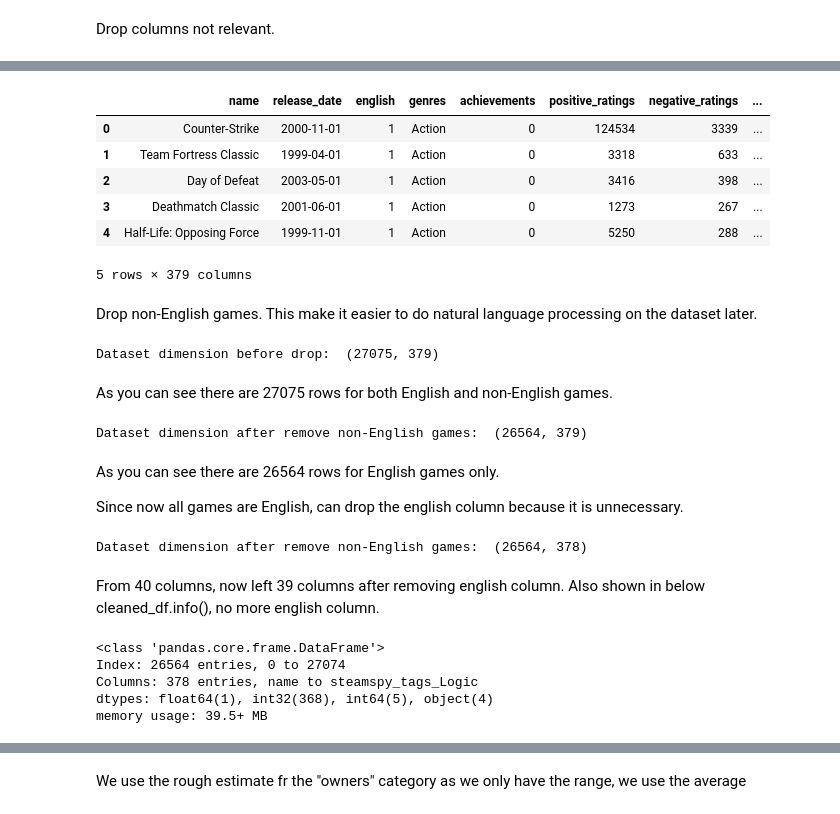
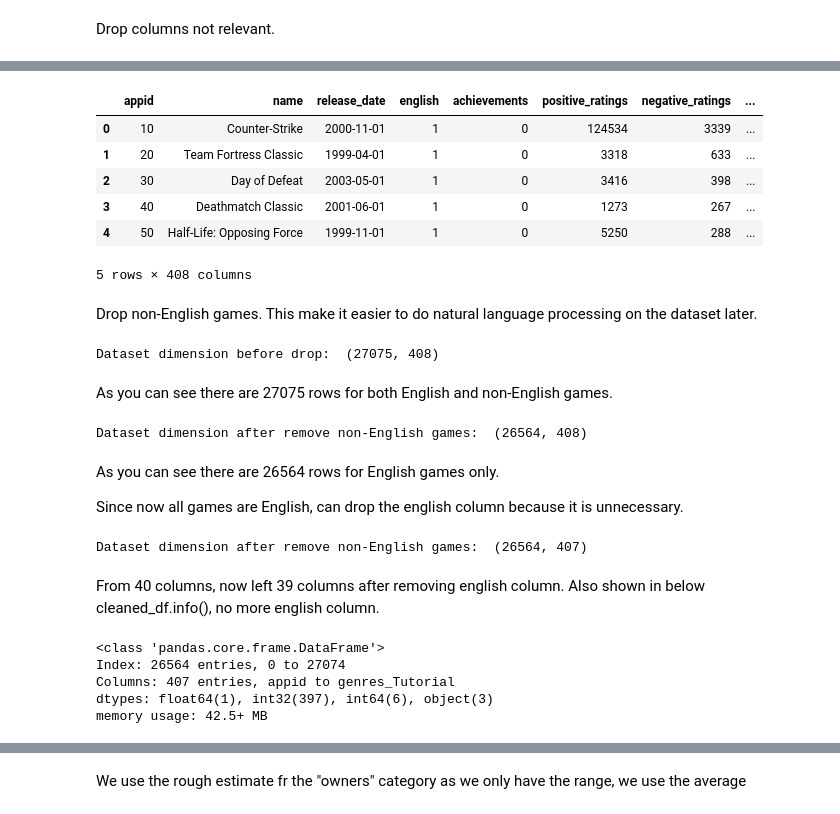
Before and after one commit to Lolfreak/Steam-Games-Analysis, a Jupyter notebook: data-cleaning.ipynb, the cells around one changed output, grey strips where cells are left out. Drawn from its saved outputs; the diff is of its cells as text; code cells hidden in the pictures.

Commit message:
split the genres also

```diff
--- a/data-cleaning.ipynb
+++ b/data-cleaning.ipynb
@@ -13,7 +13,7 @@ Create a copy of the data file to work on.
 # %%
 #pd.set_option('display.max_columns', None)
 
-df = pd.read_csv('dataset/steam.csv')
+df = pd.read_csv('steam.csv')
 
 # work on this copy for cleaning data
 cleaned_df = df.copy()
@@ -56,37 +56,37 @@ cleaned_df.head()
 # %%
 new_columns = []
 
-for i in ["categories", "steamspy_tags"]:
+for i in ["categories", "steamspy_tags", "genres"]:
     possible = cleaned_df[i].str.split(";").explode().unique()
     for p in possible:
         new_column = cleaned_df[i].str.contains(p, regex=False).astype(int)
         new_columns.append(pd.Series(new_column, name=i + "_" + p))
 
 cleaned_df = pd.concat([cleaned_df] + new_columns, axis=1)
-cleaned_df = cleaned_df.drop(columns=["categories", "steamspy_tags"])
+cleaned_df = cleaned_df.drop(columns=["categories", "steamspy_tags", "genres"])
 
 cleaned_df.head()
 # %% [output]
-|  | name | release_date | english | genres | achievements | positive_ratings | negative_ratings | ... |
-| 0 | Counter-Strike | 2000-11-01 | 1 | Action | 0 | 124534 | 3339 | ... |
-| 1 | Team Fortress Classic | 1999-04-01 | 1 | Action | 0 | 3318 | 633 | ... |
-| 2 | Day of Defeat | 2003-05-01 | 1 | Action | 0 | 3416 | 398 | ... |
-| 3 | Deathmatch Classic | 2001-06-01 | 1 | Action | 0 | 1273 | 267 | ... |
-| 4 | Half-Life: Opposing Force | 1999-11-01 | 1 | Action | 0 | 5250 | 288 | ... |
+|  | appid | name | release_date | english | achievements | positive_ratings | negative_ratings | ... |
+| 0 | 10 | Counter-Strike | 2000-11-01 | 1 | 0 | 124534 | 3339 | ... |
+| 1 | 20 | Team Fortress Classic | 1999-04-01 | 1 | 0 | 3318 | 633 | ... |
+| 2 | 30 | Day of Defeat | 2003-05-01 | 1 | 0 | 3416 | 398 | ... |
+| 3 | 40 | Deathmatch Classic | 2001-06-01 | 1 | 0 | 1273 | 267 | ... |
+| 4 | 50 | Half-Life: Opposing Force | 1999-11-01 | 1 | 0 | 5250 | 288 | ... |
-5 rows × 379 columns
+5 rows × 408 columns
 # %% [markdown]
 Drop non-English games. This make it easier to do natural language processing on the dataset later.
 # %%
 print("Dataset dimension before drop: ", cleaned_df.shape)
 # %% [output]
-Dataset dimension before drop:  (27075, 379)
+Dataset dimension before drop:  (27075, 408)
 # %% [markdown]
 As you can see there are 27075 rows for both English and non-English games.
 # %%
 cleaned_df = cleaned_df[(cleaned_df["english"] == 1)]
 print("Dataset dimension after remove non-English games: ", cleaned_df.shape)
 # %% [output]
-Dataset dimension after remove non-English games:  (26564, 379)
+Dataset dimension after remove non-English games:  (26564, 408)
 # %% [markdown]
 As you can see there are 26564 rows for English games only.
 
@@ -96,7 +96,7 @@ cleaned_df = cleaned_df.drop(columns="english")
 # %%
 print("Dataset dimension after remove non-English games: ", cleaned_df.shape)
 # %% [output]
-Dataset dimension after remove non-English games:  (26564, 378)
+Dataset dimension after remove non-English games:  (26564, 407)
 # %% [markdown]
 From 40 columns, now left 39 columns after removing english column. Also shown in below cleaned_df.info(), no more english column.
 # %%
@@ -104,9 +104,9 @@ cleaned_df.info()
 # %% [output]
 <class 'pandas.core.frame.DataFrame'>
 Index: 26564 entries, 0 to 27074
-Columns: 378 entries, name to steamspy_tags_Logic
-dtypes: float64(1), int32(368), int64(5), object(4)
-memory usage: 39.5+ MB
+Columns: 407 entries, appid to genres_Tutorial
+dtypes: float64(1), int32(397), int64(6), object(3)
+memory usage: 42.5+ MB
 # %%
 cleaned_df.head(n=1000)
 # %% [output]
```
Also changed, not shown: parts of 6 cells of this notebook.
